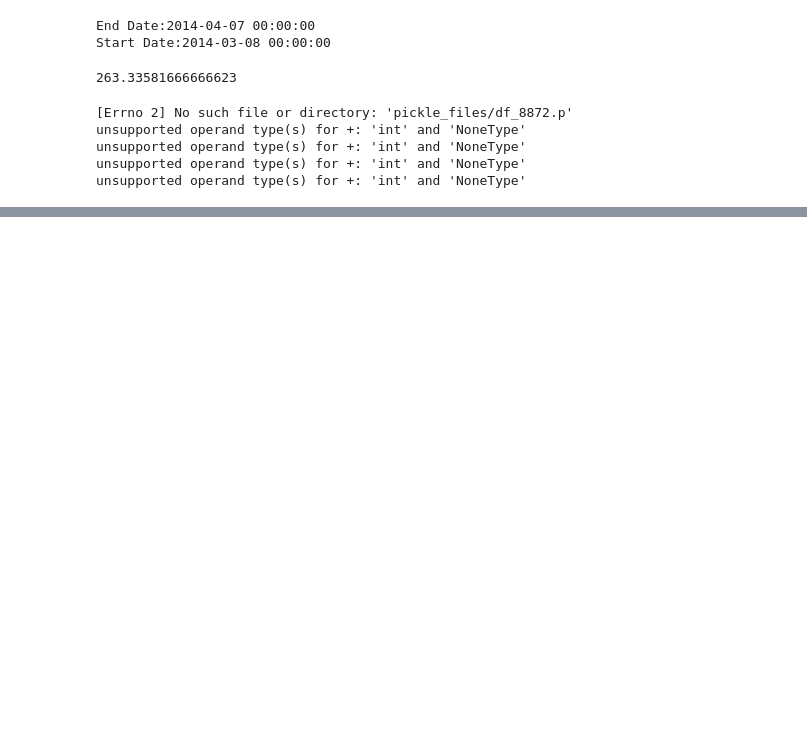
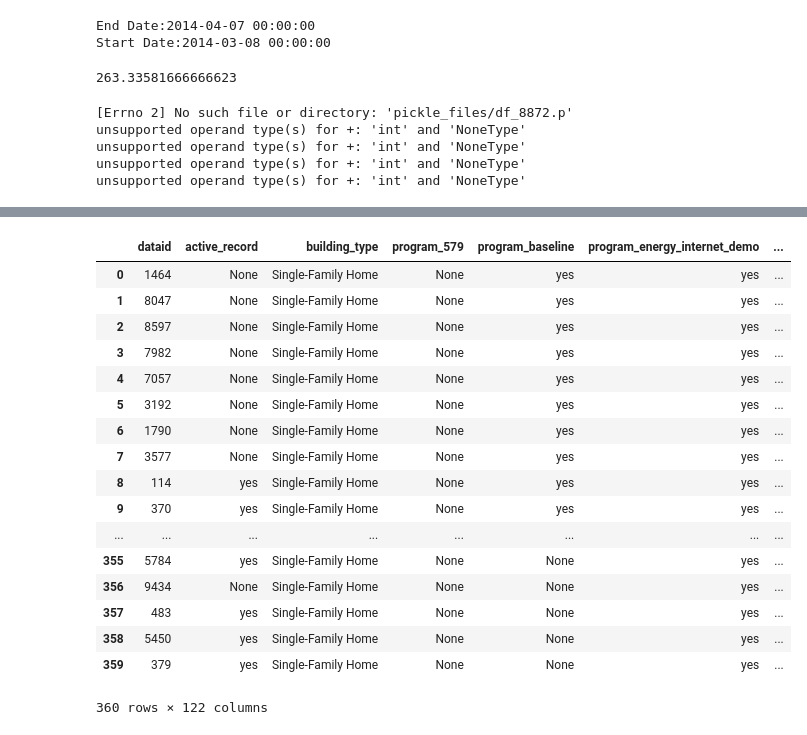
Before and after one commit to kzhao682/Smart_Energy_Consumption, a Jupyter notebook: 03_Building_Features_Regression.ipynb, the cells around one changed output, grey strips where cells are left out. Cells and saved outputs as stored; diff of their text form; code cells hidden in the pictures; blank space fills up the shorter version.

```diff
--- a/03_Building_Features_Regression.ipynb
+++ b/03_Building_Features_Regression.ipynb
@@ -93,6 +60,3 @@ Start Date:2014-03-08 00:00:00
-# %%
-df_test_1464 = pickle.load(open('pickle_files/df_1464.p','rb'))
-df_test_1464.index = df_test_1464['localhour']
 # %%
 #function to calculate total energy usage for time period
 def calculate_energy_usage(dataid, final_date=None):
@@ -157,0 +111,4 @@ df_meta_physical
+# %%
+#make dummy variables for PV
+df_regression['pv_x'].replace(to_replace= 'yes', value=1, inplace=True)
+df_regression['pv_x'].replace(to_replace=np.nan, value=0, inplace=True)
@@ -157,0 +261,22 @@ df_meta_physical
+# %%
+df_meta_refined = df_meta_refined.merge(df_regression, how='inner', on='dataid')
+df_meta_refined
+# %% [output]
+|  | dataid | active_record | building_type | program_579 | program_baseline | program_energy_internet_demo | ... |
+| 0 | 1464 | None | Single-Family Home | None | yes | yes | ... |
+| 1 | 8047 | None | Single-Family Home | None | yes | yes | ... |
+| 2 | 8597 | None | Single-Family Home | None | yes | yes | ... |
+| 3 | 7982 | None | Single-Family Home | None | yes | yes | ... |
+| 4 | 7057 | None | Single-Family Home | None | yes | yes | ... |
+| 5 | 3192 | None | Single-Family Home | None | yes | yes | ... |
+| 6 | 1790 | None | Single-Family Home | None | yes | yes | ... |
+| 7 | 3577 | None | Single-Family Home | None | yes | yes | ... |
+| 8 | 114 | yes | Single-Family Home | None | yes | yes | ... |
+| 9 | 370 | yes | Single-Family Home | None | yes | yes | ... |
+| ... | ... | ... | ... | ... | ... | ... | ... |
+| 355 | 5784 | yes | Single-Family Home | None | None | yes | ... |
+| 356 | 9434 | None | Single-Family Home | None | None | yes | ... |
+| 357 | 483 | yes | Single-Family Home | None | None | yes | ... |
+| 358 | 5450 | yes | Single-Family Home | None | None | yes | ... |
+| 359 | 379 | yes | Single-Family Home | None | None | yes | ... |
+360 rows × 122 columns
```
Also changed, not shown: parts of 45 cells of this notebook, 2 other files.
